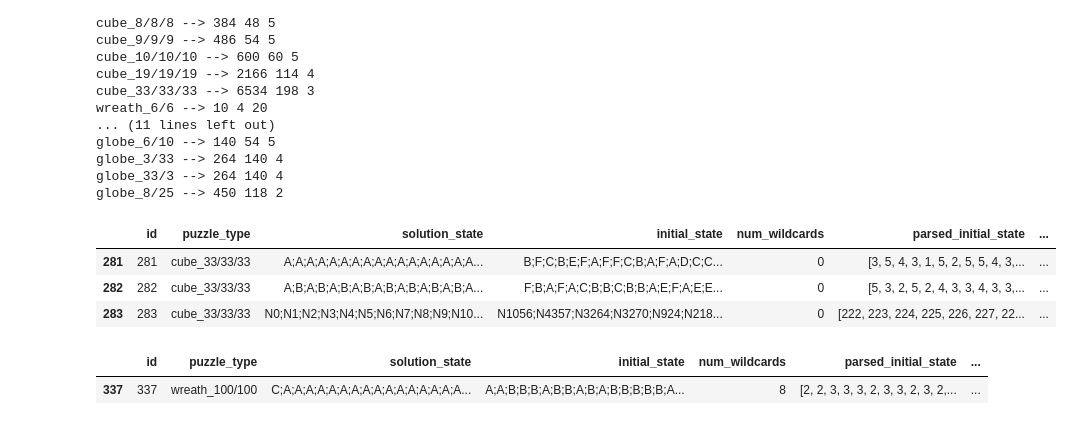
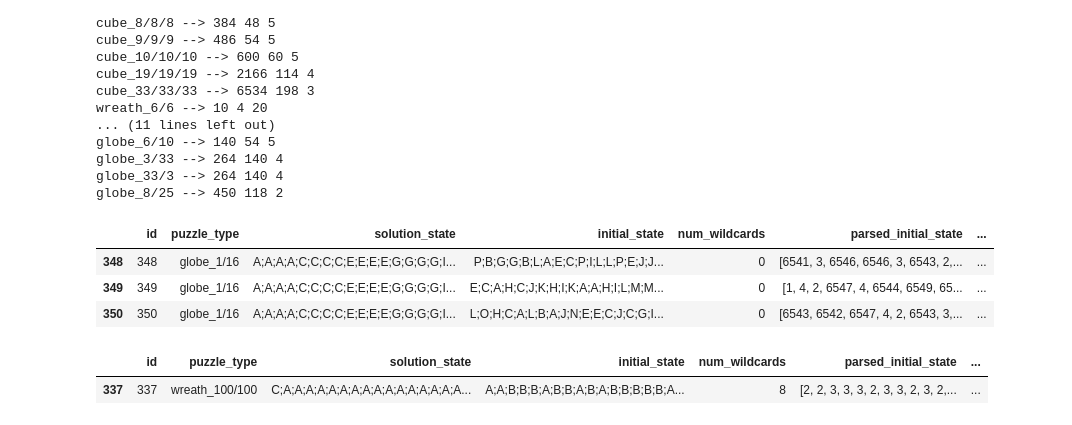
Before and after one commit to timothygao8710/Polytope-Permutation-Puzzle, a Jupyter notebook: Stats.ipynb, the cells around one changed output. Saved outputs shown, nothing was run; the diff lists cells and outputs as text; code cells hidden in the pictures.

```diff
--- a/Stats.ipynb
+++ b/Stats.ipynb
@@ -273,12 +273,12 @@ globe_3/33 --> 264 140 4
 globe_33/3 --> 264 140 4
 globe_8/25 --> 450 118 2
 # %%
-puzzles_df[puzzles_df['puzzle_type'] == 'cube_33/33/33'].head(3)
+puzzles_df[puzzles_df['puzzle_type'] == 'globe_1/16'].head(3)
 # %% [output]
 |  | id | puzzle_type | solution_state | initial_state | num_wildcards | parsed_initial_state | ... |
-| 281 | 281 | cube_33/33/33 | A;A;A;A;A;A;A;A;A;A;A;A;A;A;A;A;A... | B;F;C;B;E;F;A;F;F;C;B;A;F;A;D;C;C... | 0 | [3, 5, 4, 3, 1, 5, 2, 5, 5, 4, 3,... | ... |
-| 282 | 282 | cube_33/33/33 | A;B;A;B;A;B;A;B;A;B;A;B;A;B;A;B;A... | F;B;A;F;A;C;B;B;C;B;B;A;E;F;A;E;E... | 0 | [5, 3, 2, 5, 2, 4, 3, 3, 4, 3, 3,... | ... |
-| 283 | 283 | cube_33/33/33 | N0;N1;N2;N3;N4;N5;N6;N7;N8;N9;N10... | N1056;N4357;N3264;N3270;N924;N218... | 0 | [222, 223, 224, 225, 226, 227, 22... | ... |
+| 348 | 348 | globe_1/16 | A;A;A;A;C;C;C;C;E;E;E;E;G;G;G;G;I... | P;B;G;G;B;L;A;E;C;P;I;L;L;P;E;J;J... | 0 | [6541, 3, 6546, 6546, 3, 6543, 2,... | ... |
+| 349 | 349 | globe_1/16 | A;A;A;A;C;C;C;C;E;E;E;E;G;G;G;G;I... | E;C;A;H;C;J;K;H;I;K;A;A;H;I;L;M;M... | 0 | [1, 4, 2, 6547, 4, 6544, 6549, 65... | ... |
+| 350 | 350 | globe_1/16 | A;A;A;A;C;C;C;C;E;E;E;E;G;G;G;G;I... | L;O;H;C;A;L;B;A;J;N;E;E;C;J;C;G;I... | 0 | [6543, 6542, 6547, 4, 2, 6543, 3,... | ... |
 # %%
 #Can't do yet
 puzzles_df[puzzles_df['puzzle_type'] == 'wreath_100/100'].head(3)
```
Also changed, not shown: parts of 1 cell of this notebook.
